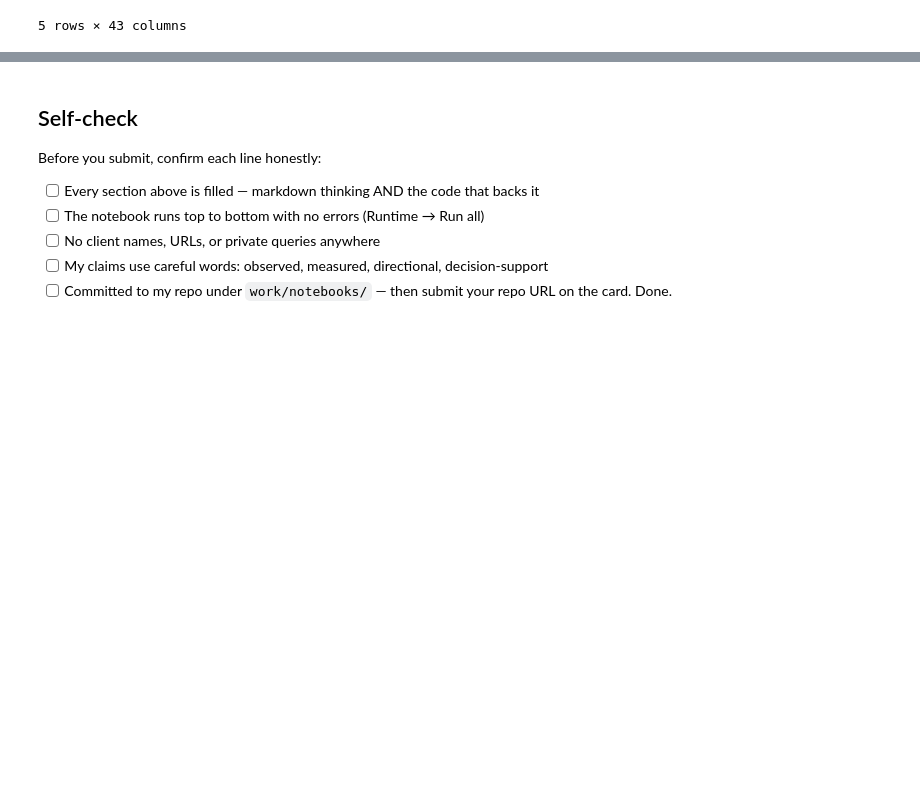
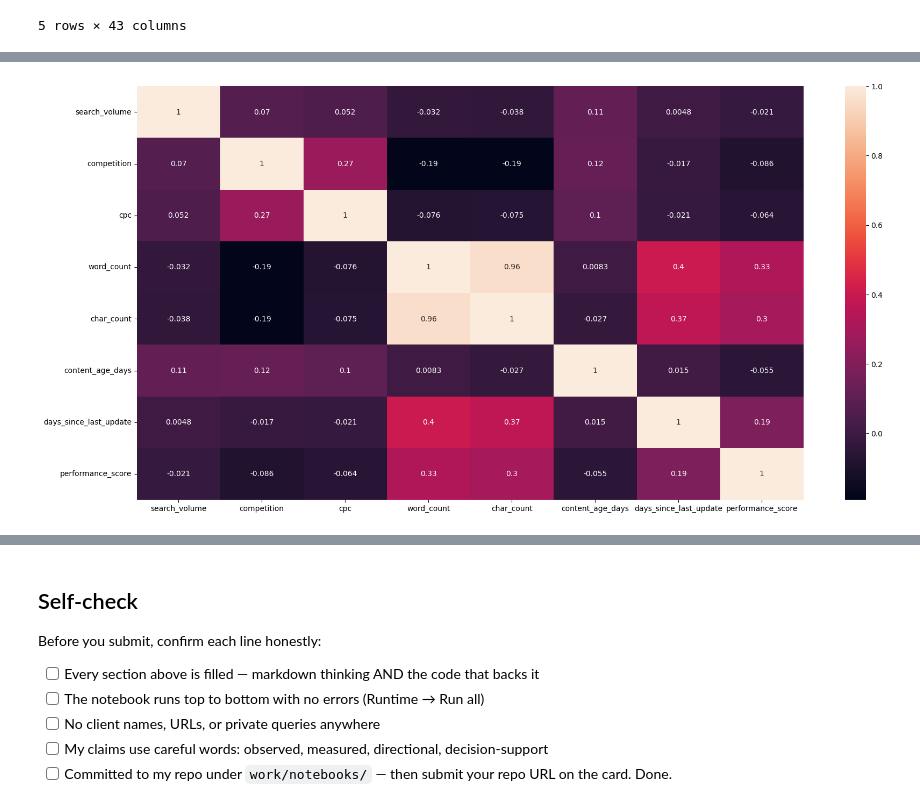
Before and after one commit to Maryam-Shile/flyrank_ml_internship, a Jupyter notebook: work/notebooks/w01_research_question.ipynb, the cells around one changed output, grey strips where cells are left out. Cells and saved outputs as stored; diff of their text form; code cells hidden in the pictures; blank space fills up the shorter version.

```diff
--- a/work/notebooks/w01_research_question.ipynb
+++ b/work/notebooks/w01_research_question.ipynb
@@ -510,0 +492,10 @@ dtype: float64
+# %%
+content_columns = ['search_volume', 'competition', 'cpc', 'word_count',
+       'char_count', 'content_age_days', 'days_since_last_update', 'performance_score']
+final_data_corr = final_data[content_columns]
+
+plt.figure(figsize = (20, 10))
+sns.heatmap(final_data_corr.corr(), annot = True)
+plt.show()
+# %% [output]
+[figure, added]
```
Also changed, not shown: parts of 29 cells of this notebook.
